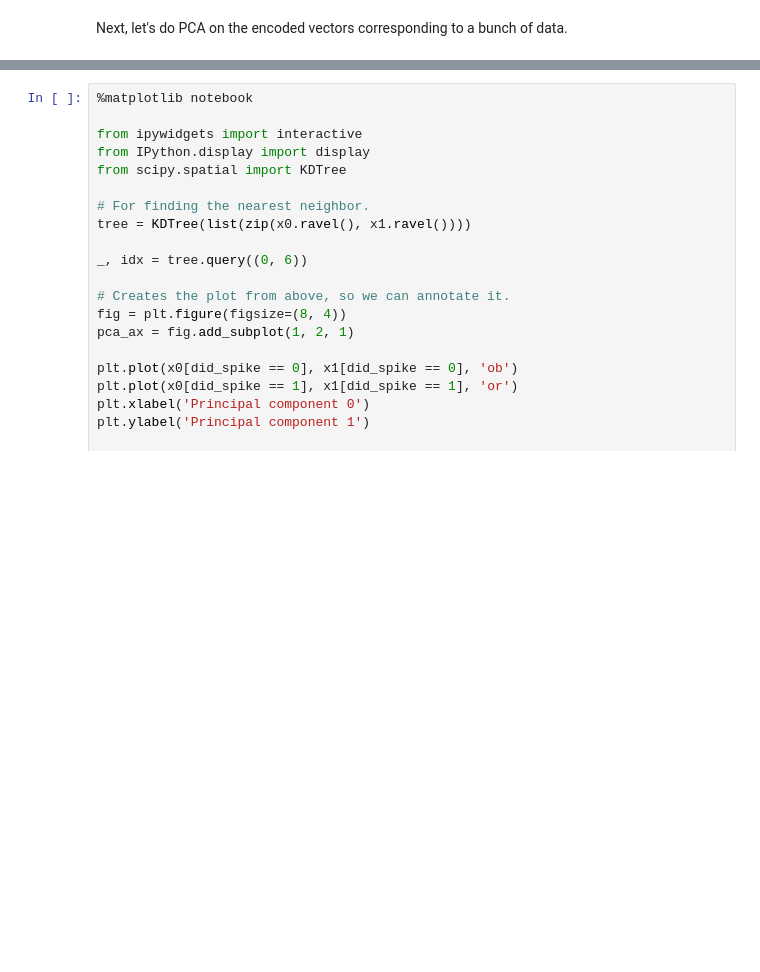
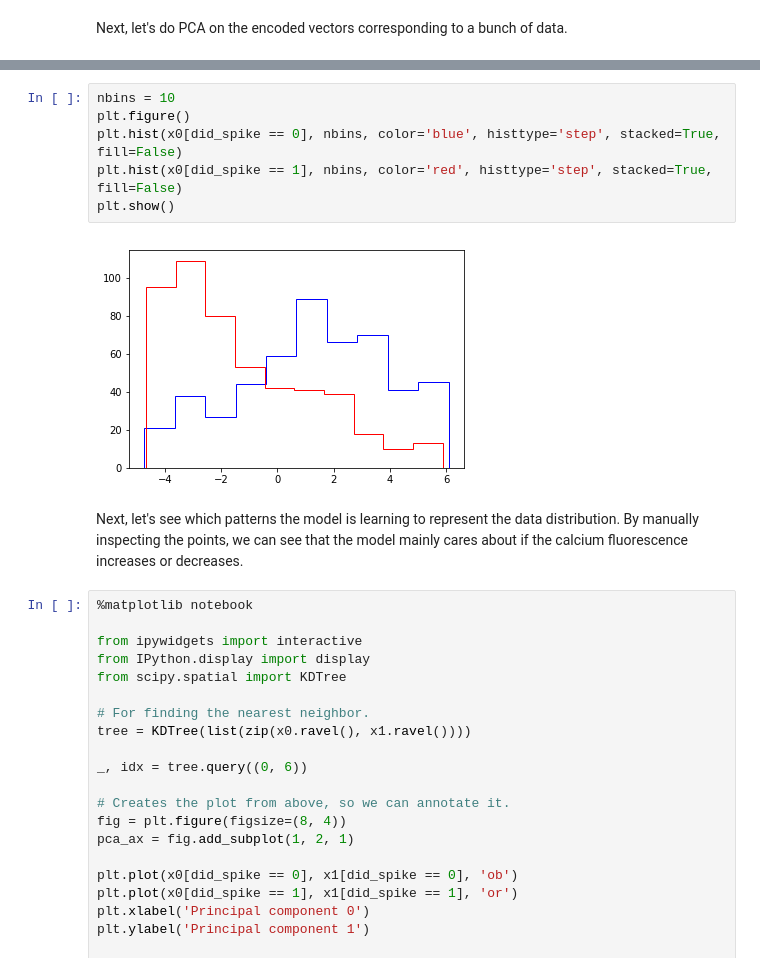
Before and after one commit to codekansas/calcium-gan, a Jupyter notebook: autoencoder.ipynb, the cells around one changed output, grey strips where cells are left out. Saved outputs shown, nothing was run; the diff lists cells and outputs as text; blank space fills up the shorter version.

```diff
--- a/autoencoder.ipynb
+++ b/autoencoder.ipynb
@@ -460,3 +446,13 @@ Next, let's see which patterns the model is learning to represent the data distr
+# %%
+nbins = 10
+plt.figure()
+plt.hist(x0[did_spike == 0], nbins, color='blue', histtype='step', stacked=True, fill=False)
+plt.hist(x0[did_spike == 1], nbins, color='red', histtype='step', stacked=True, fill=False)
+plt.show()
+# %% [output]
+[figure, added]
+# %% [markdown]
+Next, let's see which patterns the model is learning to represent the data distribution. By manually inspecting the points, we can see that the model mainly cares about if the calcium fluorescence increases or decreases.
 # %%
 %matplotlib notebook
 
```
Also changed, not shown: parts of 12 cells of this notebook.
